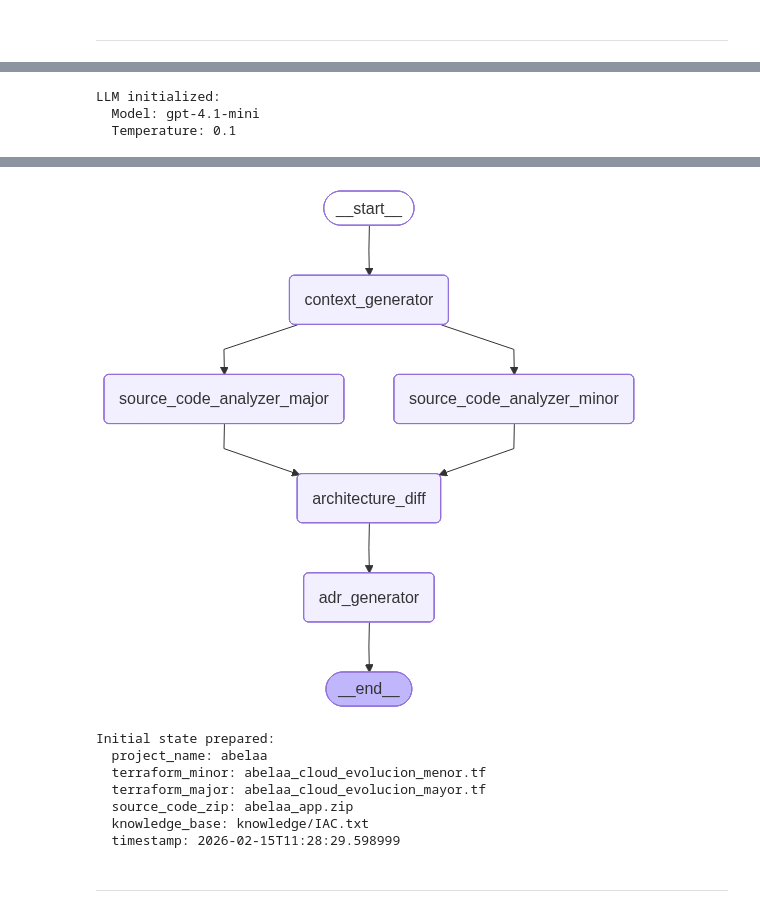
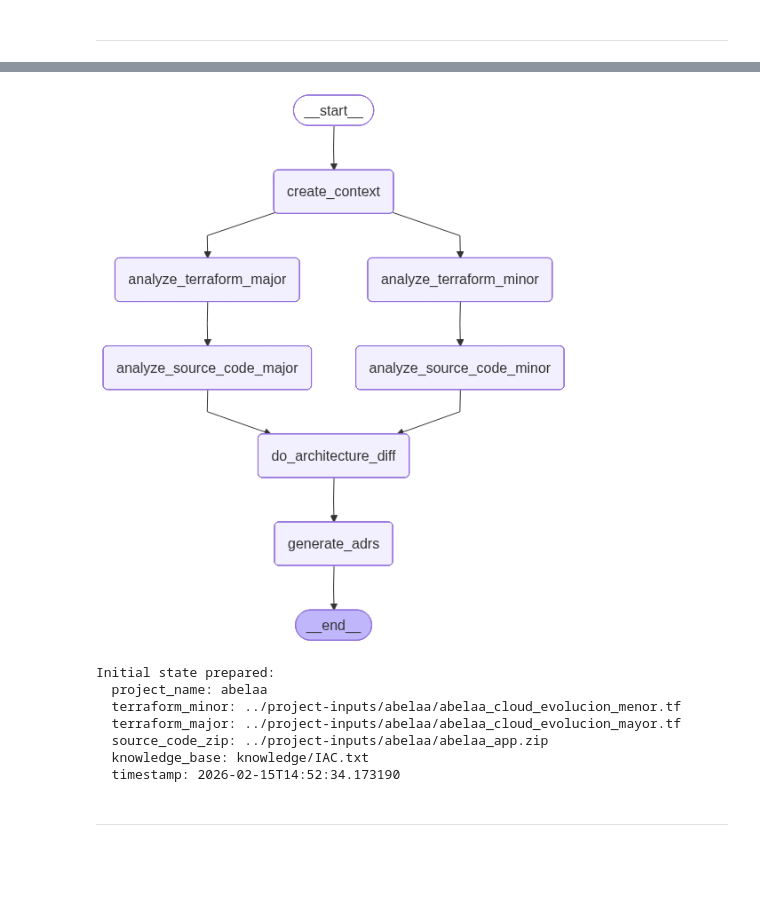
Before and after one commit to andresdp/adrtfcodesynth, a Jupyter notebook: src/main_workflow.ipynb, the cells around one changed output, grey strips where cells are left out. Cells and saved outputs as stored; diff of their text form; code cells hidden in the pictures; blank space fills up the shorter version.

Commit message:
workflow re-structuring

```diff
--- a/src/main_workflow.ipynb
+++ b/src/main_workflow.ipynb
@@ -78,17 +61,9 @@ Project configuration loaded:
-# %%
-# Initialize the global LLM instance
-llm = initialize_llm(settings)
-print("\nLLM initialized:")
-print(f"  Model: {llm.model_name}")
-print(f"  Temperature: {llm.temperature}")
-# %% [output]
-LLM initialized:
-  Model: gpt-4.1-mini
-  Temperature: 0.1
 # %%
 # Create the workflow graph
-app = create_workflow(project_dir, include_terraform=False)
+workflow = ADRWorkflow(project_dir)
+
+initial_state = workflow.create(include_terraform=True, include_knowledge=True)
 
 print("\nWorkflow created successfully!")
-display(Image(app.get_graph().draw_mermaid_png()))
+display(workflow.get_graph())
 # %% [output]
@@ -96,31 +84,18 @@ display(Image(app.get_graph().draw_mermaid_png()))
 
 Workflow created successfully!
-[figure, old version]
+[figure, new version]
 # %%
-# Build initial state from project config
-initial_state = {
-    "project_name": project_config["project_name"],
-    "terraform_minor": str(Path(project_dir) / project_config["terraform_minor"]),
-    "terraform_major": str(Path(project_dir) / project_config["terraform_major"]),
-    "source_code_zip": str(Path(project_dir) / project_config["source_code_zip"]),
-    "knowledge_base": project_config["knowledge_base"],
-    "timestamp": datetime.now().isoformat()
-}
-
 print("\nInitial state prepared:")
 for key, value in initial_state.items():
-    if key not in ["terraform_minor", "terraform_major", "source_code_zip"]:
-        print(f"  {key}: {value}")
-    else:
-        print(f"  {key}: {Path(value).name}")
+    print(f"  {key}: {value}")
 # %% [output]
 Initial state prepared:
   project_name: abelaa
-  terraform_minor: abelaa_cloud_evolucion_menor.tf
-  terraform_major: abelaa_cloud_evolucion_mayor.tf
-  source_code_zip: abelaa_app.zip
+  terraform_minor: ../project-inputs/abelaa/abelaa_cloud_evolucion_menor.tf
+  terraform_major: ../project-inputs/abelaa/abelaa_cloud_evolucion_mayor.tf
+  source_code_zip: ../project-inputs/abelaa/abelaa_app.zip
   knowledge_base: knowledge/IAC.txt
-  timestamp: 2026-02-15T11:28:29.598999
+  timestamp: 2026-02-15T14:52:34.173190
 # %% [markdown]
 ---
 # %%
```
Also changed, not shown: parts of 13 cells of this notebook, 8 other files.
